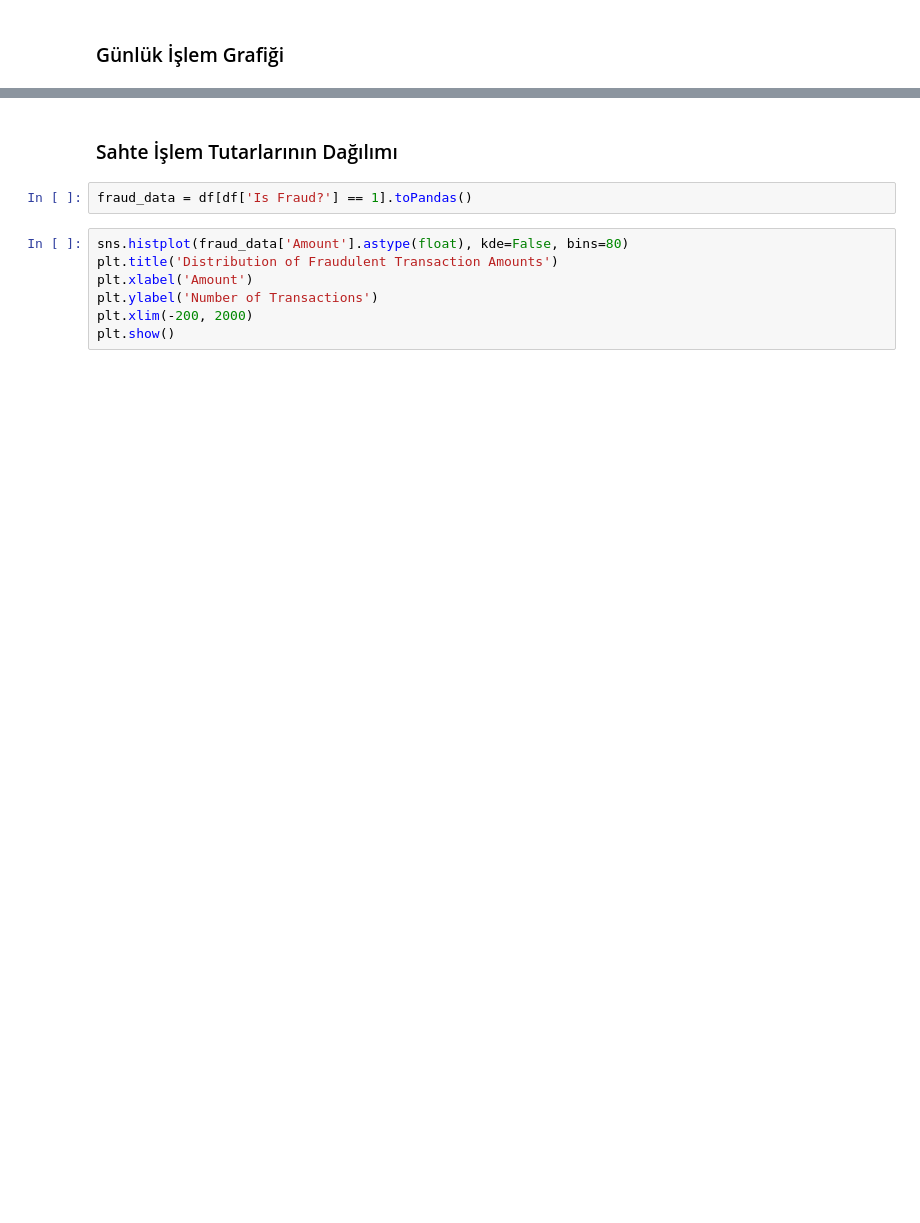
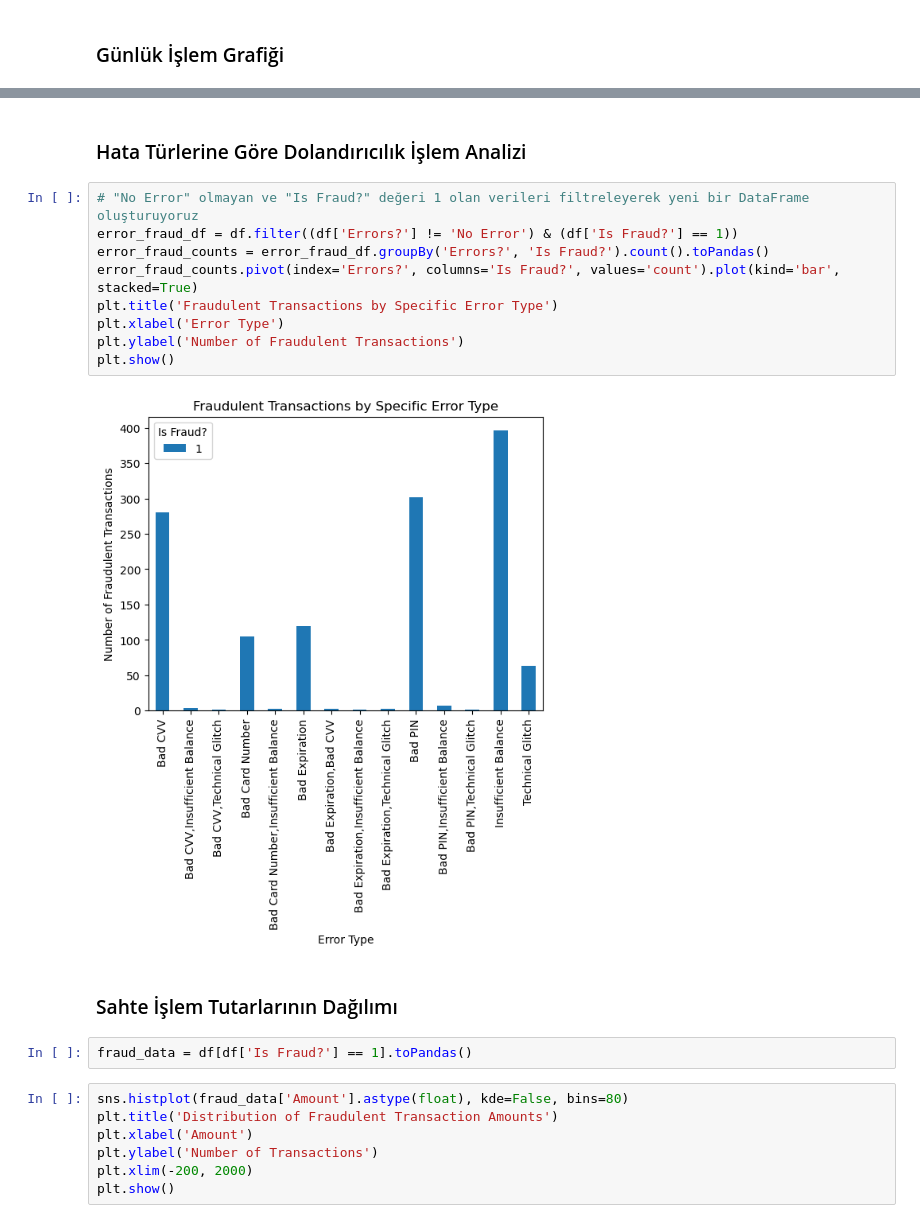
Before and after one commit to omerfozgul/CreditCardFraudDetection, a Jupyter notebook: credit-card-fraud-detection.ipynb, the cells around one changed output, grey strips where cells are left out. Drawn from its saved outputs; the diff is of its cells as text; blank space fills up the shorter version.

```diff
--- a/credit-card-fraud-detection.ipynb
+++ b/credit-card-fraud-detection.ipynb
@@ -220,3 +291,16 @@ plt.show()
+# %% [markdown]
+### Hata Türlerine Göre Dolandırıcılık İşlem Analizi
+# %%
+# "No Error" olmayan ve "Is Fraud?" değeri 1 olan verileri filtreleyerek yeni bir DataFrame oluşturuyoruz
+error_fraud_df = df.filter((df['Errors?'] != 'No Error') & (df['Is Fraud?'] == 1))
+error_fraud_counts = error_fraud_df.groupBy('Errors?', 'Is Fraud?').count().toPandas()
+error_fraud_counts.pivot(index='Errors?', columns='Is Fraud?', values='count').plot(kind='bar', stacked=True)
+plt.title('Fraudulent Transactions by Specific Error Type')
+plt.xlabel('Error Type')
+plt.ylabel('Number of Fraudulent Transactions')
+plt.show()
+# %% [output]
+[figure, added]
 # %% [markdown]
 ### Sahte İşlem Tutarlarının Dağılımı
 # %%
```
Also changed, not shown: parts of 17 cells of this notebook.
